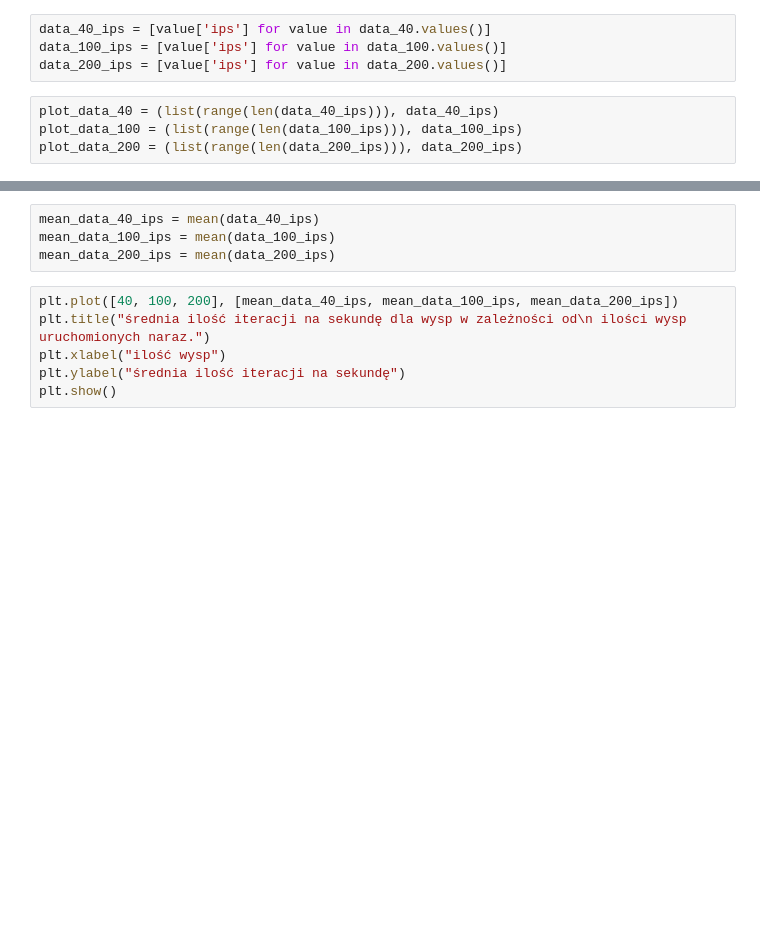
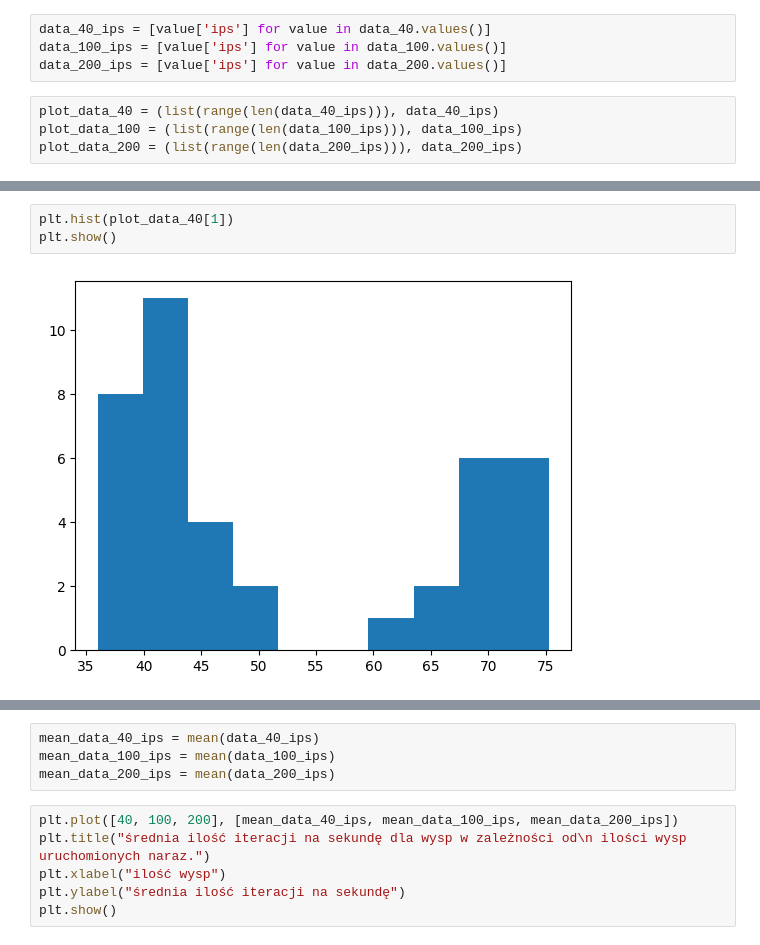
Before and after one commit to jrodzon/islands_desync, a Jupyter notebook: experiments_interpretations/scalability/scalability.ipynb, the cells around one changed output, grey strips where cells are left out. Cells and saved outputs as stored; diff of their text form; blank space fills up the shorter version.

```diff
--- a/experiments_interpretations/scalability/scalability.ipynb
+++ b/experiments_interpretations/scalability/scalability.ipynb
@@ -51,0 +52,5 @@ plt.show()
+# %%
+plt.hist(plot_data_40[1])
+plt.show()
+# %% [output]
+[figure, added]
```
Also changed, not shown: parts of 9 cells of this notebook, 3 other files.
